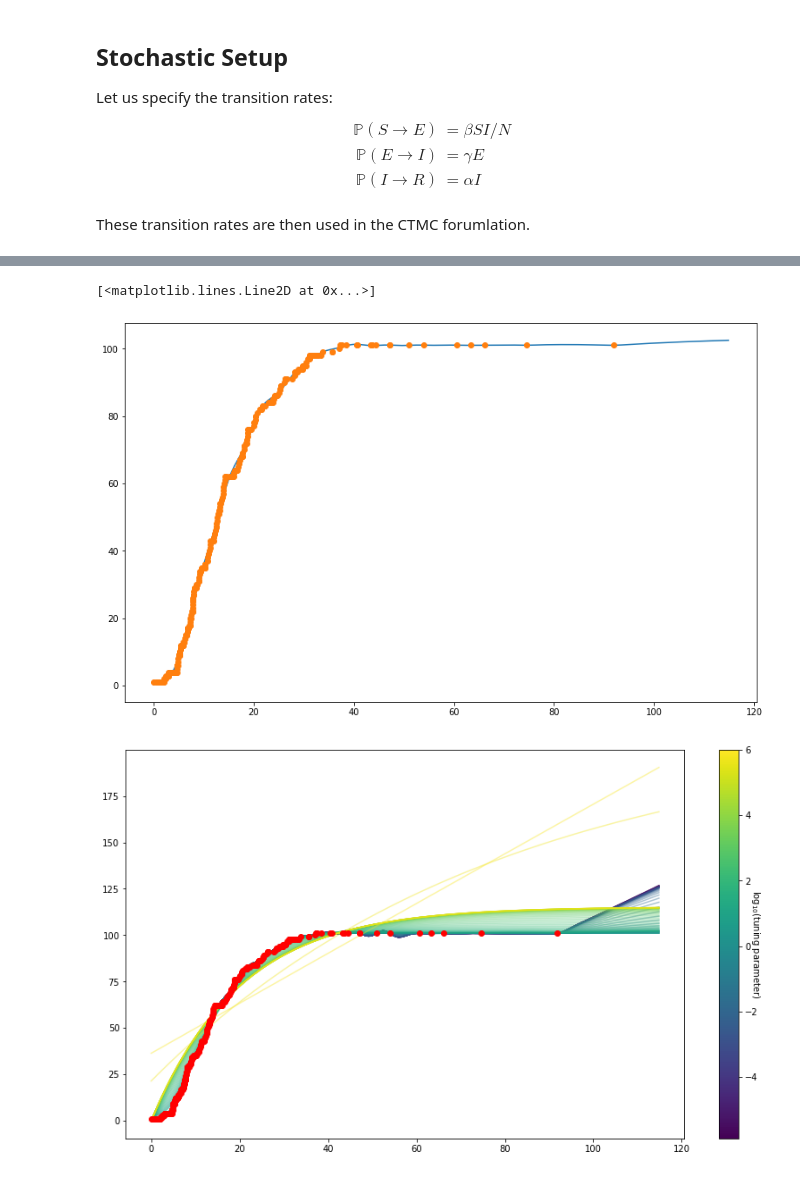
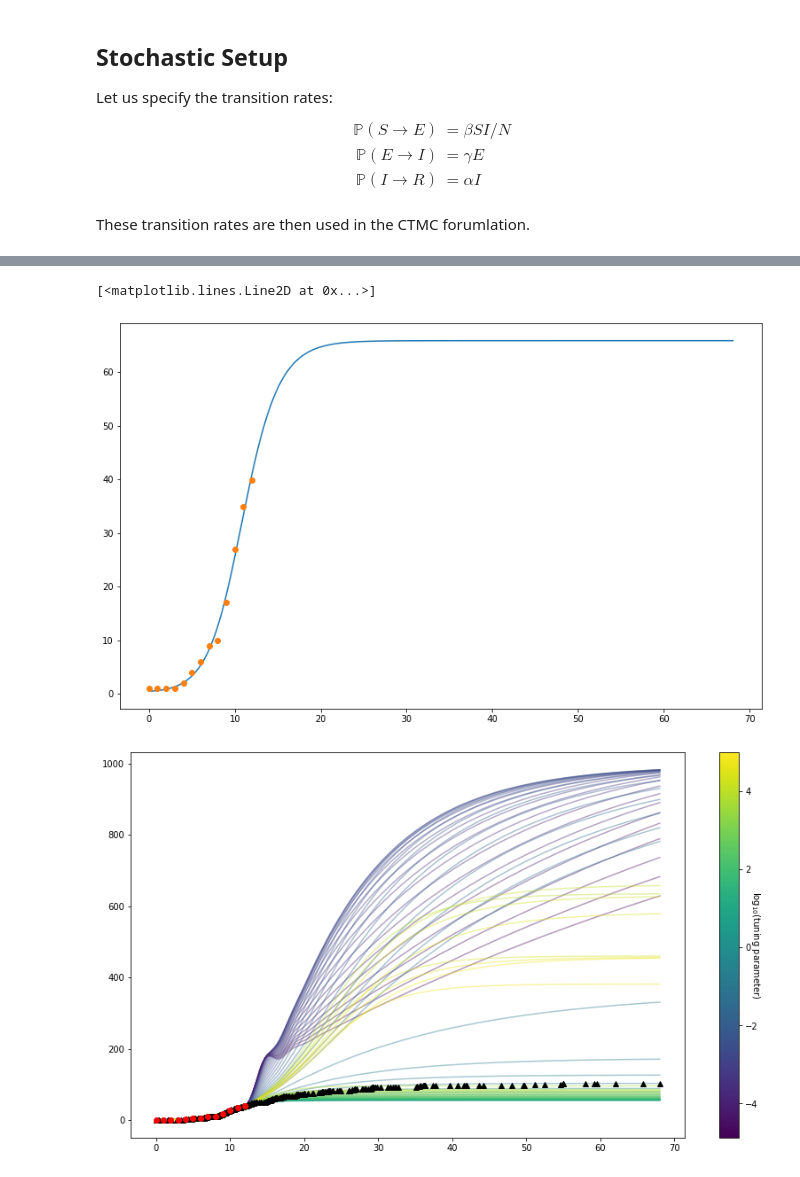
Before and after one commit to dwu402/pypei, a Jupyter notebook: stoch_ctmc.ipynb, the cells around one changed output, grey strips where cells are left out. Drawn from its saved outputs; the diff is of its cells as text; code cells hidden in the pictures.

Commit message:
Fit more realistic data of stoch

```diff
--- a/stoch_ctmc.ipynb
+++ b/stoch_ctmc.ipynb
@@ -217,3 +217,4 @@ plt.plot(data['t'], cI)
 # %%
-data_pd = np.array([[i] for i in cI])
-data_time = np.array(data['t'])
+data_time = np.linspace(0, 12, 13)
+data_pd = np.array([[i] for i in np.interp(data_time, data['t'], cI)])
+plt.plot(data_time, data_pd, 'o')
@@ -227,7 +231,7 @@ config = {
     "grid_size": 200,
     "basis_number": 40,
     "model_form": model_form,
-    "time_span": [data_time[0], data_time[-1]*1.25],
+    "time_span": [data_time[0], data['t'][-1]],
     "knot_function": None,
     "model": mod_model,
     "dataset": {"y": data_pd, "t": data_time},
@@ -266,7 +270,7 @@ getp = ca.Function('getx', [solver_setup['x']], model.ps)
 c0 = [100*np.ones(config['basis_number']) for _ in range(model_form['state'])]
 x0 = np.hstack([*c0, p0])
 lbx = [-np.inf]*(config['basis_number']*model_form['state']) + [0]*len(config['regularisation_value'])
-alpha = 1e2
+alpha = 1e0
 # %%
 pure_solve = solver(x0=x0, p=[0, 0], lbx=lbx, lbg=0)
 # %% [output]
@@ -297,5 +301,5 @@ plt.plot(data_time, cI, 'o')
 # %%
-prange = np.logspace(-6, 6, num=100)
+prange = np.logspace(-5, 5, num=80)
 sols = []
 xguess = x0
 for p in prange:
@@ -304,7 +308,7 @@ for p in prange:
         'p': [p, alpha],
         'lbx': lbx,
         'lbg': 0,
-        'ubg': 100000,
+        'ubg': 1000,
     }
     print(f"Solving for p={p}")
     sols.append(solver(**solve_opts))
@@ -353,28 +357,29 @@ plt.grid(True)
 # %%
 plt.figure(figsize=[13,8])
 plt.plot(model.observation_times, getx(sols[idx]['x'])[-1])
-plt.plot(data_time, cI, 'o')
+plt.plot(data_time, data_pd, 'o')
 # %% [output]
 [<matplotlib.lines.Line2D at 0x...>]
-[figure, old version]
+[figure, new version]
 # %%
 import matplotlib.cm as mplcm
 import matplotlib.colors as colors
 # %%
 
 plt.figure(figsize=[14,8])
 
 i0, i1 = (1, -1)
 
 cNorm = colors.Normalize(vmin=np.log10(prange[i0]), vmax=np.log10(prange[i1]))
 cm = plt.get_cmap('viridis')
 scalarMap = mplcm.ScalarMappable(norm=cNorm, cmap=cm)
 
 for i,p in enumerate(prange[i0:i1:]):
     plt.plot(model.observation_times, getx(sols[i+i0]['x'])[-1],
              color=scalarMap.to_rgba(np.log10(p)), alpha=0.4)
-plt.plot(data_time, cI, 'ro', label='Data')
+plt.plot(data['t'], cI, 'k^', label="All Data")
+plt.plot(data_time, data_pd, 'ro', label='Data')
 cbar = plt.colorbar(scalarMap)
 cbar.set_label(r'$\log_{10}($tuning parameter$)$', rotation=270)
 # %% [output]
-[figure, old version]
+[figure, new version]
```
Also changed, not shown: parts of 15 cells of this notebook.
